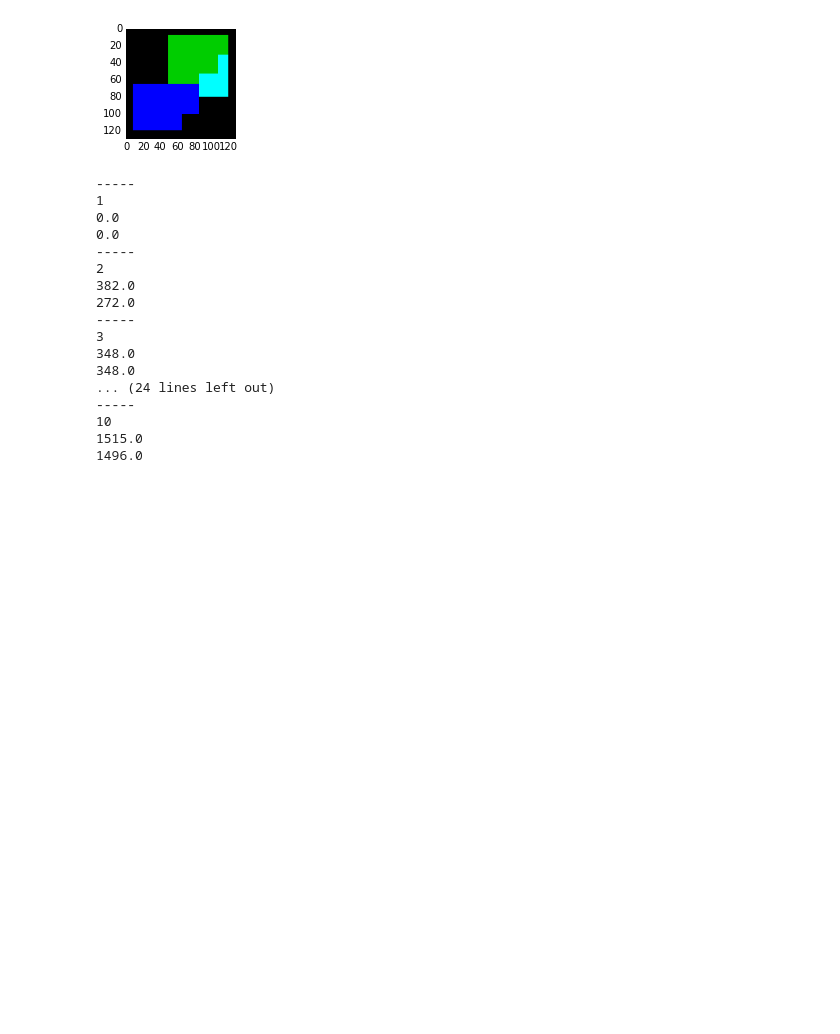
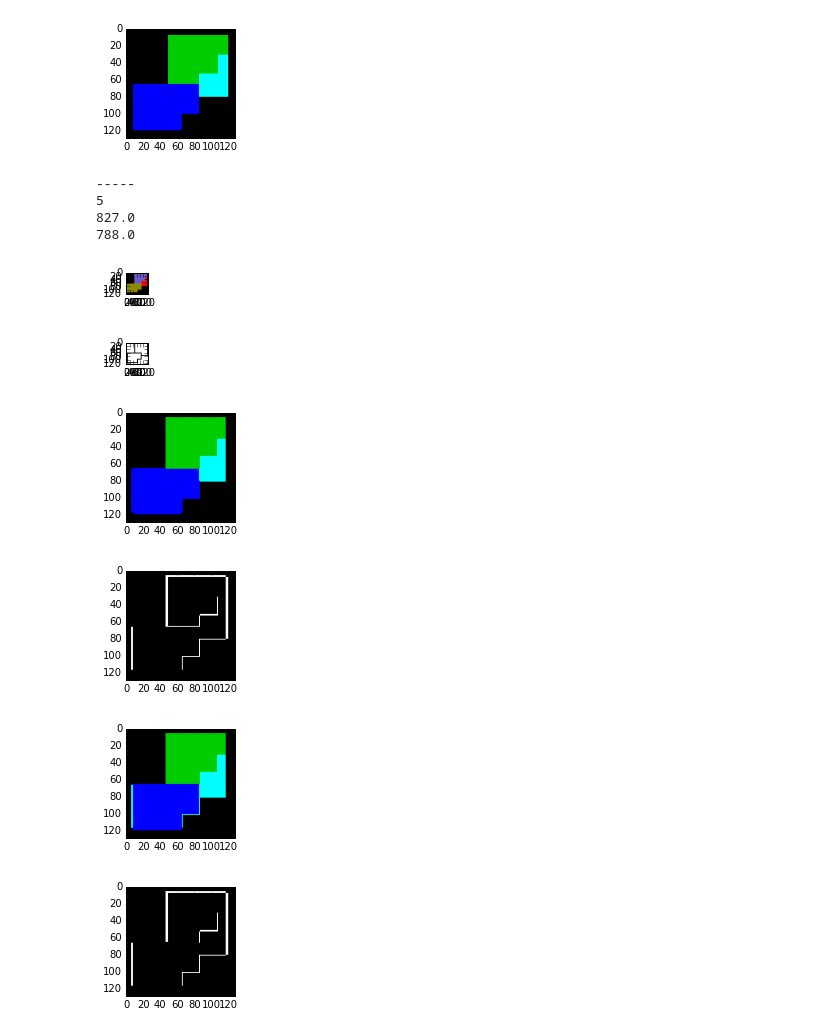
Before and after one commit to aghayoor/SimpleITK-Notebook-Answers, a Jupyter notebook: create2DPhantom_128by128_purePlugsMask_KNN_v5.ipynb, the cells around one changed output. Cells and saved outputs as stored; diff of their text form; code cells hidden in the pictures; blank space fills up the shorter version.

```diff
--- a/create2DPhantom_128by128_purePlugsMask_KNN_v5.ipynb
+++ b/create2DPhantom_128by128_purePlugsMask_KNN_v5.ipynb
@@ -12,6 +12,8 @@ from itertools import product
 from sklearn.neighbors import KNeighborsClassifier
 # %%
 OUT_DIR='/raid0/homes/aghayoor/Desktop/phantom'
+write_to_disk=True
+verbose=True
 # %%
 def CreateFirstModality(write):
     t1=sitk.Image(128,128,sitk.sitkUInt8)
@@ -139,8 +141,8 @@ def CreatePurePlugsMask(t1,t2_lr,write):
         sitk.WriteImage(purePlugsMask,os.path.join(OUT_DIR,'pureplugs_mask.nii.gz'))
     return purePlugsMask
 # %%
-t1=CreateFirstModality(False)
-t2=CreatSecondModality(False)
+t1=CreateFirstModality(write_to_disk)
+t2=CreatSecondModality(write_to_disk)
 myshow(sitk.LabelToRGB(t1))
 myshow(sitk.LabelToRGB(t2))
 #
@@ -230,53 +232,52 @@ def RunKNN(t1,t2_lr,mask,sample_num):
 # %%
 statsList=[]
 total=128*128
-for dfactor in xrange(1,11):
+for dfactor in xrange(5,6):
     print('-----')
     print(dfactor)
-    t2_lr = DownsampleSecondModality(t2, dfactor, False)
-    #myshow(sitk.LabelToRGB(t2_lr))
+    t2_lr = DownsampleSecondModality(t2, dfactor, write_to_disk)
+    if verbose:
+        myshow(sitk.LabelToRGB(t2_lr))
     #
-    purePlugsMask = CreatePurePlugsMask(t1,t2_lr,False)
-    #myshow(purePlugsMask)
+    purePlugsMask = CreatePurePlugsMask(t1, t2_lr, write_to_disk)
+    if verbose:
+        myshow(purePlugsMask)
     #
     # First run without using pureplugsmask
     onemask = CreateWholeOneMask(t2_lr.GetSize())
     out_seg1 = RunKNN(t1,t2_lr,onemask,40)
-    #myshow(sitk.LabelToRGB(out_seg1))
+    if verbose:
+        myshow(sitk.LabelToRGB(out_seg1))
     diff1=abs(seg_mask-out_seg1)>0
-    #myshow(diff1)
+    if verbose:
+        myshow(diff1)
     stats1=sitk.StatisticsImageFilter()
     stats1.Execute(diff1)
     error_old=stats1.GetSum()
     print(error_old)
     # Now run using pureplugsmask
     out_seg2 = RunKNN(t1,t2_lr,purePlugsMask,40)
-    #myshow(sitk.LabelToRGB(out_seg2))
+    if verbose:
+        myshow(sitk.LabelToRGB(out_seg2))
     diff2=abs(seg_mask-out_seg2)>0
-    #myshow(diff2)
+    if verbose:
+        myshow(diff2)
     stats2=sitk.StatisticsImageFilter()
     stats2.Execute(diff2)
     error_new=stats2.GetSum()
     print(error_new)
     statsList.append([dfactor,(error_old/total)*100,(error_new/total)*100])
 # %% [output]
 -----
-1
-0.0
-0.0
------
-2
-382.0
-272.0
------
-3
-348.0
-348.0
-... (24 lines left out)
------
-10
-1515.0
-1496.0
+5
+827.0
+788.0
+[figure, added]
+[figure, added]
+[figure, added]
+[figure, added]
+[figure, added]
+[figure, added]
 # %%
 def writeOutputFile(filename,dataList):
     import csv
```
Also changed, not shown: parts of 1 cell of this notebook, 6 other files.
